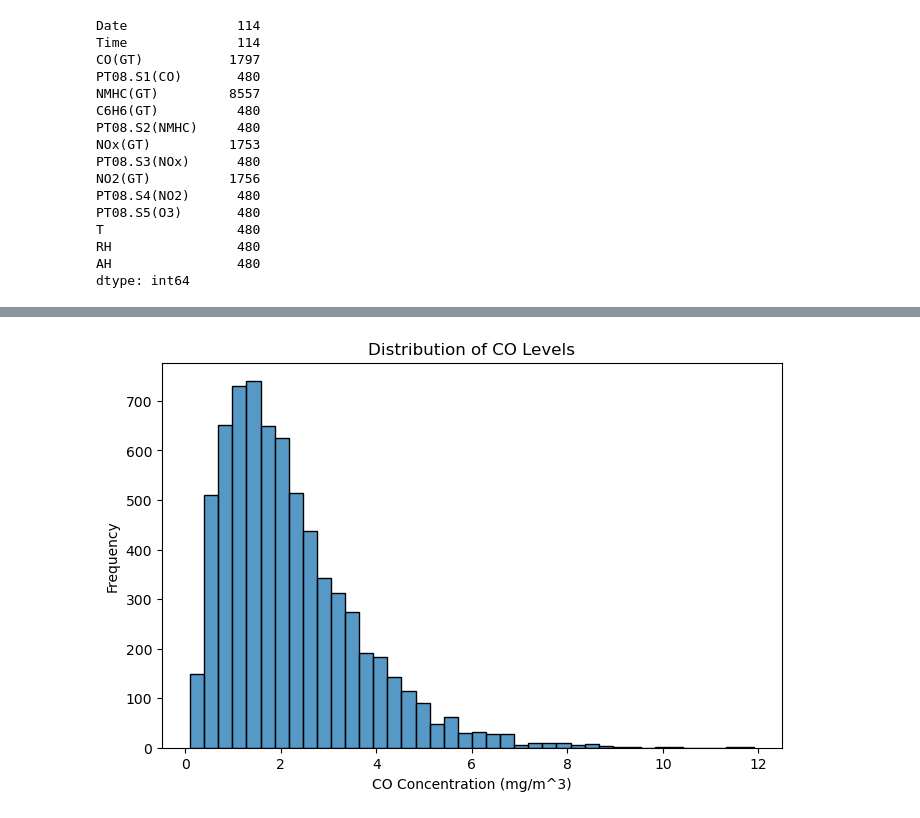
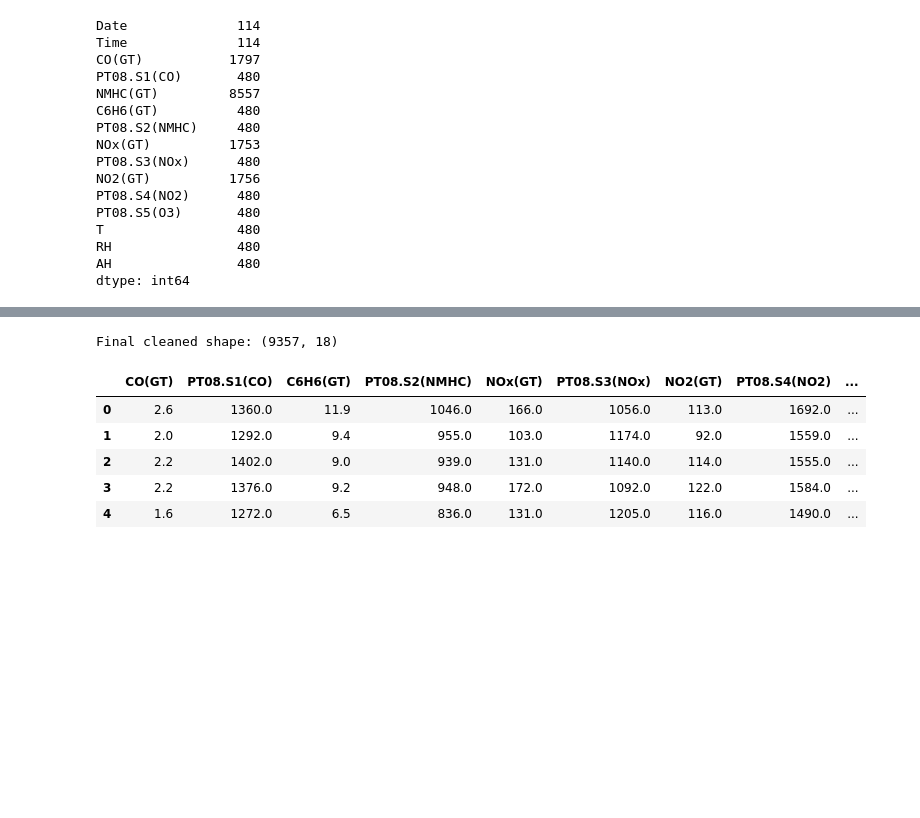
Before and after one commit to Jjmaxxx/cs171-final-project, a Jupyter notebook: vince_preprocessing.ipynb, the cells around one changed output, grey strips where cells are left out. Cells and saved outputs as stored; diff of their text form; code cells hidden in the pictures; blank space fills up the shorter version.

```diff
--- a/vince_preprocessing.ipynb
+++ b/vince_preprocessing.ipynb
@@ -55,7 +57,13 @@ df.head()
 | 3 | 2.2 | 1376.0 | 80.0 | 9.2 | 948.0 | 172.0 | 1092.0 | 122.0 | 1584.0 | ... |
 | 4 | 1.6 | 1272.0 | 51.0 | 6.5 | 836.0 | 131.0 | 1205.0 | 116.0 | 1490.0 | ... |
 # %%
-important_cols = ["CO(GT)", "NO2(GT)", "NOx(GT)", "C6H6(GT)", "T", "RH", "AH"]
-df_clean = df.dropna(subset=important_cols)
-df_clean.head()
+numeric_cols = df.select_dtypes(include=[np.number]).columns
+
+for col in numeric_cols:
+    missing_pct = df[col].isna().sum() / len(df)
+    if missing_pct > 0.5:
+        print("Dropping:", col)
+        df = df.drop(columns=[col])
+    else:
+        df[col] = df[col].fillna(df[col].median())
 # %% [output]
@@ -68,10 +71,6 @@ df_clean.head()
 # %%
-plt.figure(figsize=(8,5))
-sns.histplot(df_clean["CO(GT)"], bins=40)
-plt.title("Distribution of CO Levels")
-plt.xlabel("CO Concentration (mg/m^3)")
-plt.ylabel("Frequency")
-plt.show()
+# Featuring
+df['hour'] = df['Datetime'].dt.hour
+df['day_of_week'] = df['Datetime'].dt.dayofweek
+df['month'] = df['Datetime'].dt.month
-# %% [output]
-[figure, removed]
 # %%
@@ -78,0 +87,15 @@ df_clean.to_csv("vince_clean_airquality.csv", index=False)
+# %%
+# 1-hour-ahead target
+df['AQI_next_hour'] = df['AQI'].shift(-1)
+df_clean = df.dropna().copy()
+
+print("Final cleaned shape:", df_clean.shape)
+df_clean.head()
+# %% [output]
+Final cleaned shape: (9357, 18)
+|  | CO(GT) | PT08.S1(CO) | C6H6(GT) | PT08.S2(NMHC) | NOx(GT) | PT08.S3(NOx) | NO2(GT) | PT08.S4(NO2) | ... |
+| 0 | 2.6 | 1360.0 | 11.9 | 1046.0 | 166.0 | 1056.0 | 113.0 | 1692.0 | ... |
+| 1 | 2.0 | 1292.0 | 9.4 | 955.0 | 103.0 | 1174.0 | 92.0 | 1559.0 | ... |
+| 2 | 2.2 | 1402.0 | 9.0 | 939.0 | 131.0 | 1140.0 | 114.0 | 1555.0 | ... |
+| 3 | 2.2 | 1376.0 | 9.2 | 948.0 | 172.0 | 1092.0 | 122.0 | 1584.0 | ... |
+| 4 | 1.6 | 1272.0 | 6.5 | 836.0 | 131.0 | 1205.0 | 116.0 | 1490.0 | ... |
```
Also changed, not shown: parts of 7 cells of this notebook, 1 other file.
